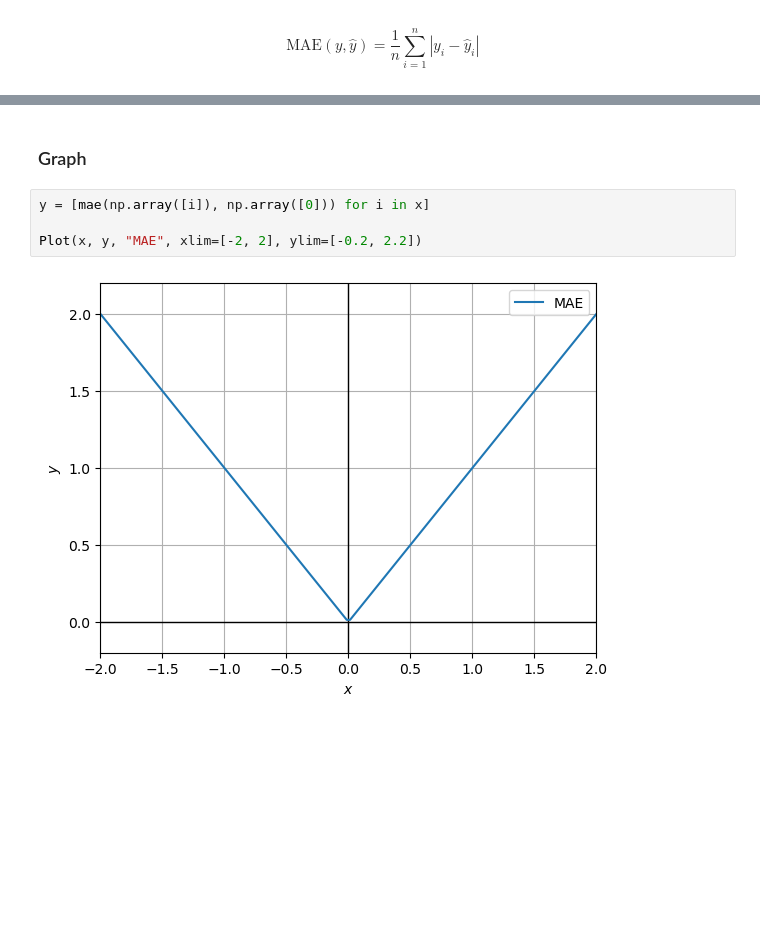
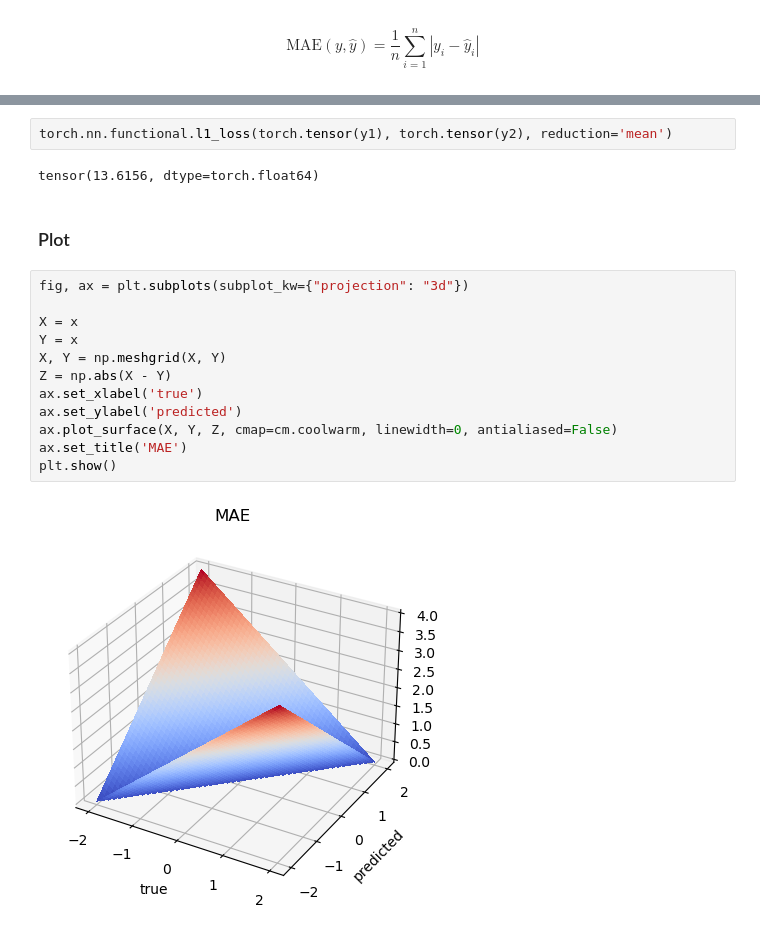
Before and after one commit to DanielZhicool/Deep-Learning, a Jupyter notebook: Lab_1.ipynb, the cells around one changed output, grey strips where cells are left out. Saved outputs shown, nothing was run; the diff lists cells and outputs as text; blank space fills up the shorter version.

```diff
--- a/Lab_1.ipynb
+++ b/Lab_1.ipynb
@@ -346,8 +475,20 @@ mae(y1, y2)
+# %%
+torch.nn.functional.l1_loss(torch.tensor(y1), torch.tensor(y2), reduction='mean')
+# %% [output]
+tensor(13.6156, dtype=torch.float64)
 # %% [markdown]
-### Graph
+### Plot
-# %%
-y = [mae(np.array([i]), np.array([0])) for i in x]
-
-Plot(x, y, "MAE", xlim=[-2, 2], ylim=[-0.2, 2.2])
-# %% [output]
-[figure, removed]
+# %%
+fig, ax = plt.subplots(subplot_kw={"projection": "3d"})
+
+X = x
+Y = x
+X, Y = np.meshgrid(X, Y)
+Z = np.abs(X - Y)
+ax.set_xlabel('true')
+ax.set_ylabel('predicted')
+ax.plot_surface(X, Y, Z, cmap=cm.coolwarm, linewidth=0, antialiased=False)
+ax.set_title('MAE')
+plt.show()
+# %% [output]
+[figure, added]
```
Also changed, not shown: parts of 39 cells of this notebook.
